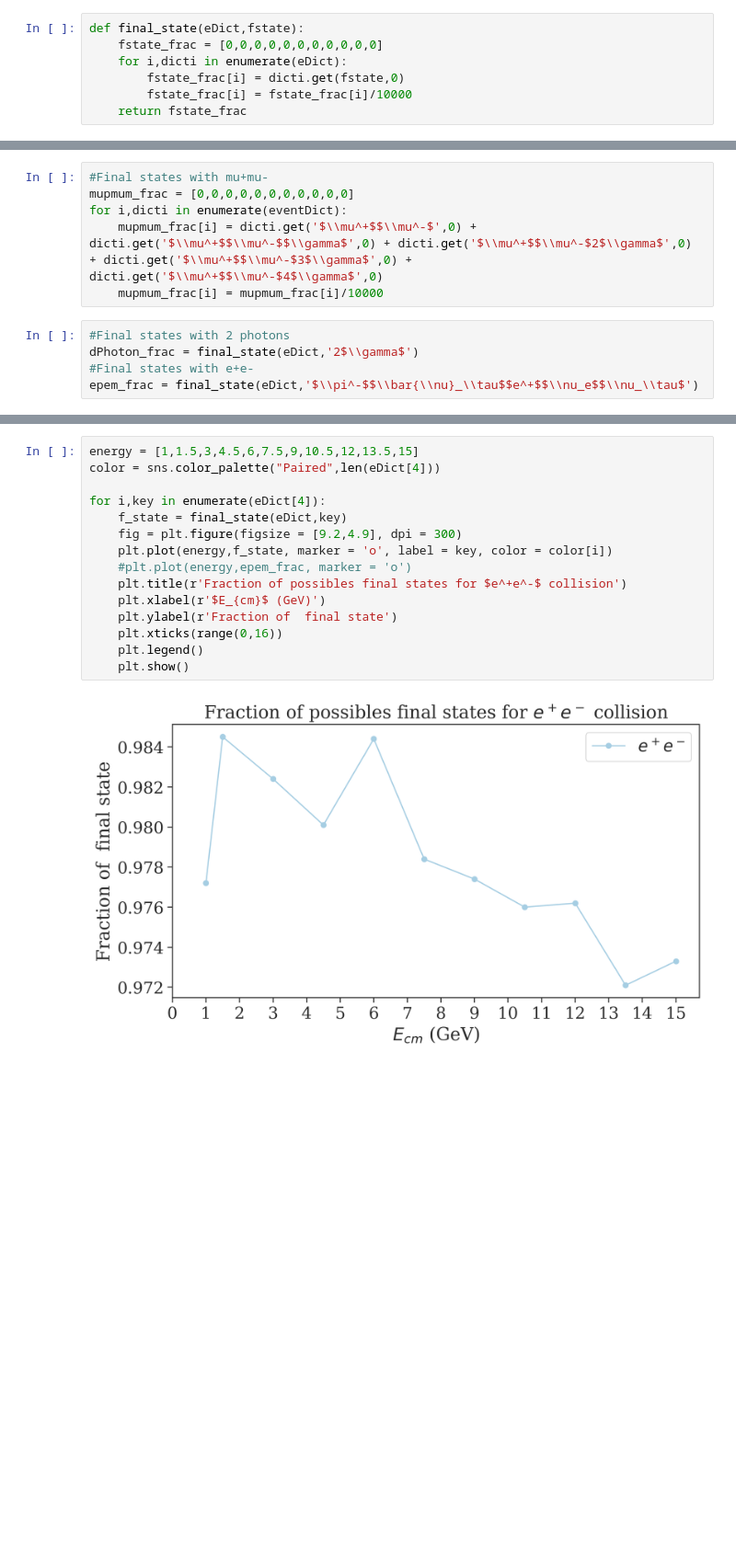
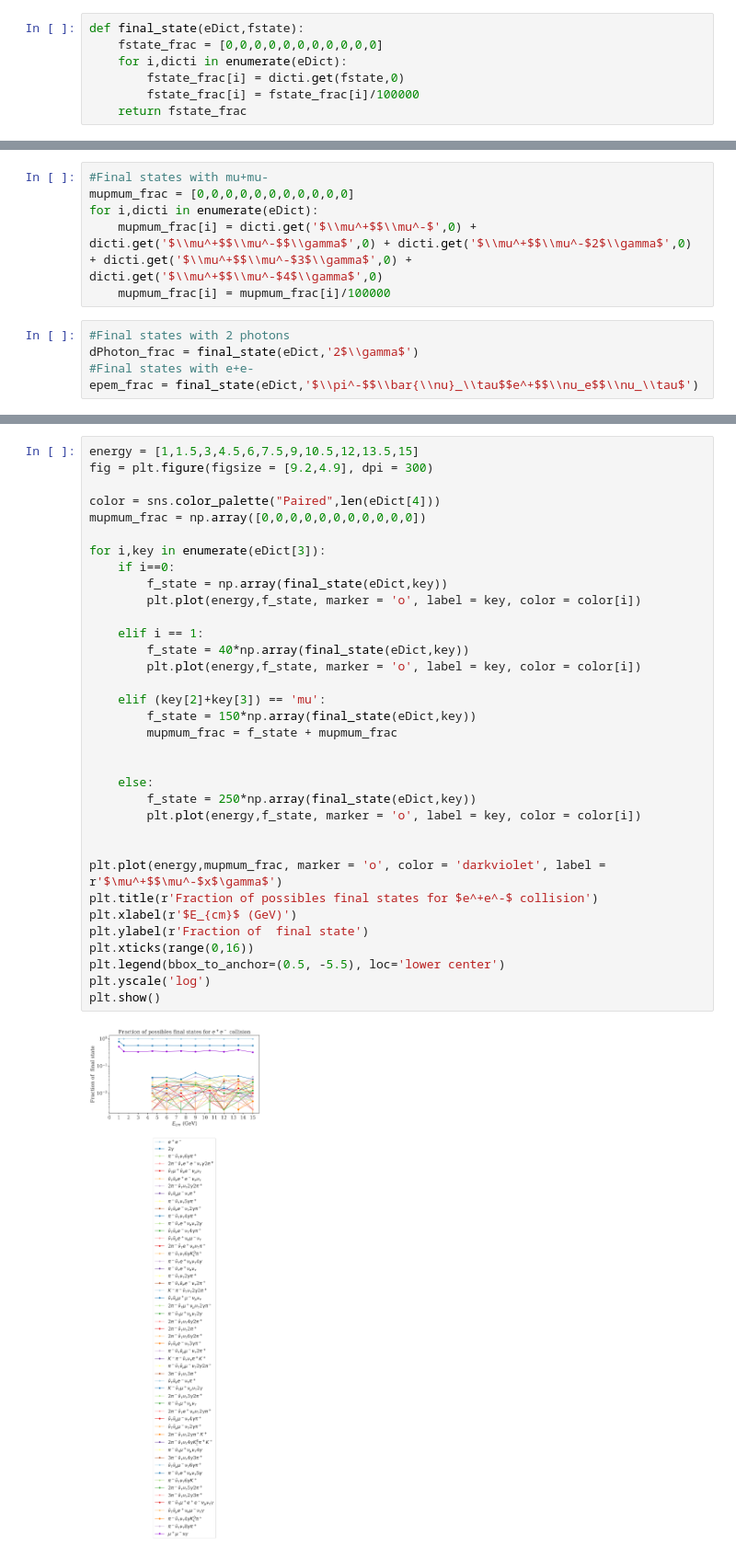
Before and after one commit to viniciusrocca/simulationsSM, a Jupyter notebook: epem2all/FracXenergy.ipynb, the cells around one changed output, grey strips where cells are left out. Shown at 92% size. Saved outputs shown, nothing was run; the diff lists cells and outputs as text; blank space fills up the shorter version.

```diff
--- a/epem2all/FracXenergy.ipynb
+++ b/epem2all/FracXenergy.ipynb
@@ -132,7 +132,7 @@ def final_state(eDict,fstate):
     fstate_frac = [0,0,0,0,0,0,0,0,0,0,0]
     for i,dicti in enumerate(eDict):
         fstate_frac[i] = dicti.get(fstate,0)
-        fstate_frac[i] = fstate_frac[i]/10000
+        fstate_frac[i] = fstate_frac[i]/100000
     return fstate_frac
 # %%
 eventDict1 = dictID('output_1GeV.lhe')
@@ -158,9 +158,9 @@ print(eDict[4])
 # %%
 #Final states with mu+mu-
 mupmum_frac = [0,0,0,0,0,0,0,0,0,0,0]
-for i,dicti in enumerate(eventDict):
+for i,dicti in enumerate(eDict):
     mupmum_frac[i] = dicti.get('$\\mu^+$$\\mu^-$',0) + dicti.get('$\\mu^+$$\\mu^-$$\\gamma$',0) + dicti.get('$\\mu^+$$\\mu^-$2$\\gamma$',0) + dicti.get('$\\mu^+$$\\mu^-$3$\\gamma$',0) + dicti.get('$\\mu^+$$\\mu^-$4$\\gamma$',0)
-    mupmum_frac[i] = mupmum_frac[i]/10000
+    mupmum_frac[i] = mupmum_frac[i]/100000
 # %%
 #Final states with 2 photons
 dPhoton_frac = final_state(eDict,'2$\\gamma$')
@@ -206,17 +227,36 @@ plt.show()
 # %%
 energy = [1,1.5,3,4.5,6,7.5,9,10.5,12,13.5,15]
+fig = plt.figure(figsize = [9.2,4.9], dpi = 300)
+
 color = sns.color_palette("Paired",len(eDict[4]))
+mupmum_frac = np.array([0,0,0,0,0,0,0,0,0,0,0])
 
-for i,key in enumerate(eDict[4]):
-    f_state = final_state(eDict,key)
-    fig = plt.figure(figsize = [9.2,4.9], dpi = 300)
-    plt.plot(energy,f_state, marker = 'o', label = key, color = color[i])
-    #plt.plot(energy,epem_frac, marker = 'o')
-    plt.title(r'Fraction of possibles final states for $e^+e^-$ collision')
-    plt.xlabel(r'$E_{cm}$ (GeV)')
-    plt.ylabel(r'Fraction of  final state')
-    plt.xticks(range(0,16))
-    plt.legend()
-    plt.show()
+for i,key in enumerate(eDict[3]):
+    if i==0:
+        f_state = np.array(final_state(eDict,key))
+        plt.plot(energy,f_state, marker = 'o', label = key, color = color[i])
+
+    elif i == 1:
+        f_state = 40*np.array(final_state(eDict,key))
+        plt.plot(energy,f_state, marker = 'o', label = key, color = color[i])
+
+    elif (key[2]+key[3]) == 'mu':
+        f_state = 150*np.array(final_state(eDict,key))
+        mupmum_frac = f_state + mupmum_frac
+
+
+    else:
+        f_state = 250*np.array(final_state(eDict,key))
+        plt.plot(energy,f_state, marker = 'o', label = key, color = color[i])
+
+
+plt.plot(energy,mupmum_frac, marker = 'o', color = 'darkviolet', label = r'$\mu^+$$\mu^-$x$\gamma$')
+plt.title(r'Fraction of possibles final states for $e^+e^-$ collision')
+plt.xlabel(r'$E_{cm}$ (GeV)')
+plt.ylabel(r'Fraction of  final state')
+plt.xticks(range(0,16))
+plt.legend(bbox_to_anchor=(0.5, -5.5), loc='lower center')
+plt.yscale('log')
+plt.show()
 # %% [output]
-[figure, old version]
+[figure, new version]
```
Also changed, not shown: parts of 5 cells of this notebook.
